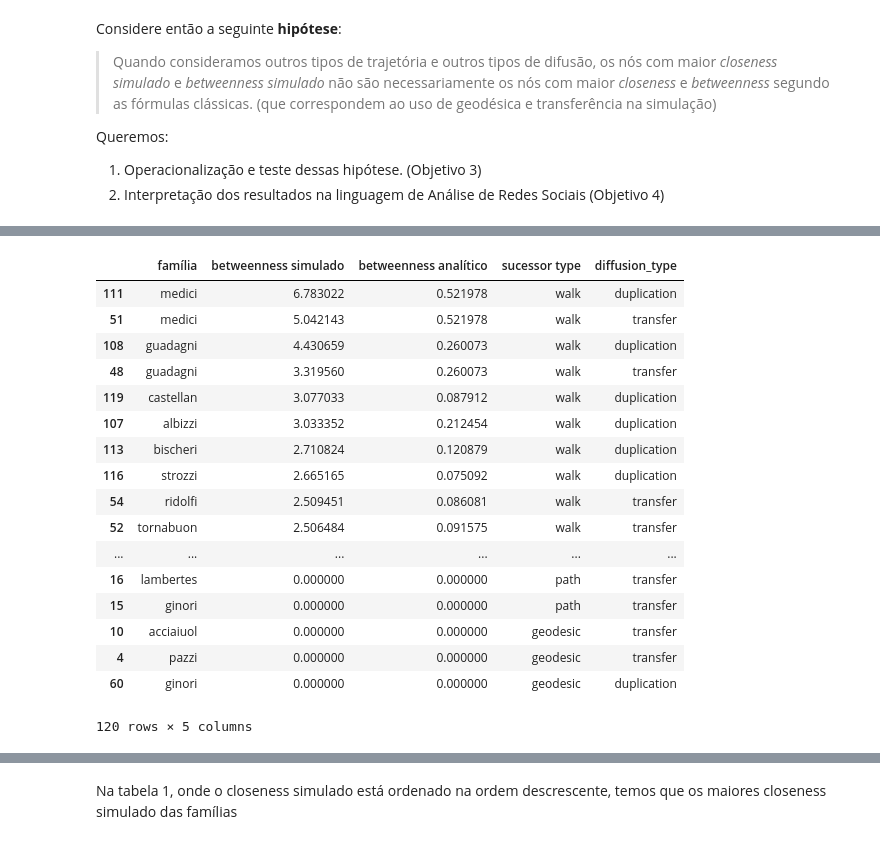
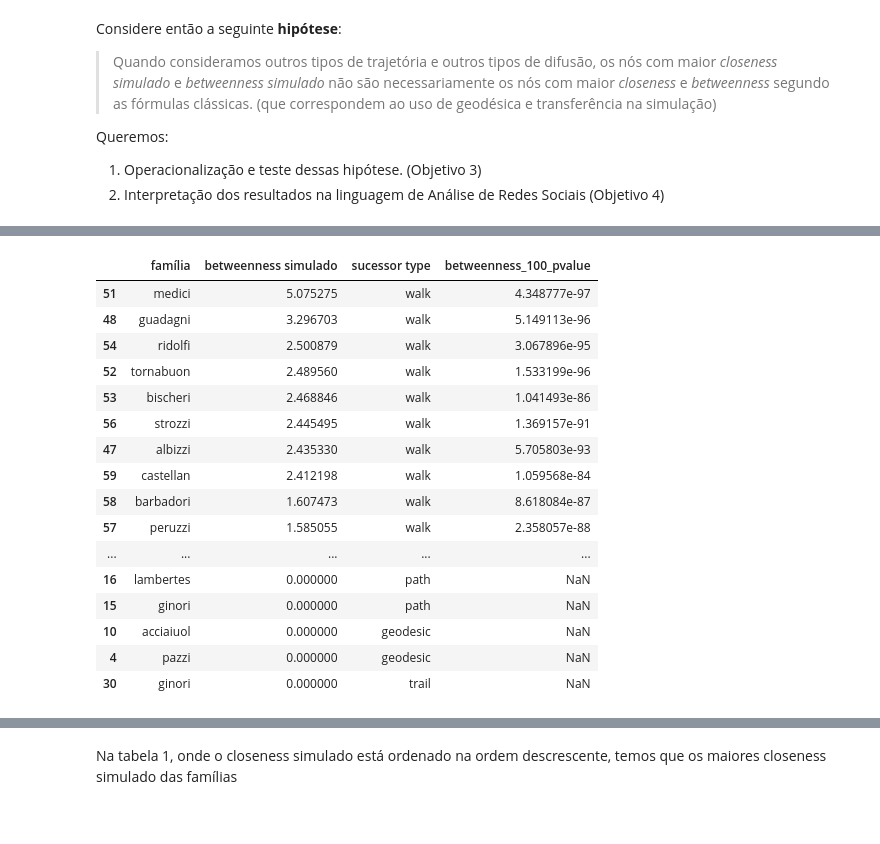
Before and after one commit to martimfj/redesoc-2018, a Jupyter notebook: Encontro13/Encontro13.ipynb, the cells around one changed output, grey strips where cells are left out. Cells and saved outputs as stored; diff of their text form; code cells hidden in the pictures.

```diff
--- a/Encontro13/Encontro13.ipynb
+++ b/Encontro13/Encontro13.ipynb
@@ -275,8 +276,6 @@ def createList():
 amostras_closeness = createList()
 amostras_betweenness = createList()
 
-# amostras_closeness = [[[],[]],[[],[]],[[],[]],[[],[]]]
-# amostras_betweenness = [[[],[]],[[],[]],[[],[]],[[],[]]]
 w = sn.load_graph('Renaissance.gml', has_pos=True)
 
 for t in diffusion_type:
@@ -293,12 +292,11 @@ for t in diffusion_type:
             for n in g.nodes:
                 g.nodes[n]['mean_closeness'] += g.nodes[n]['closeness']
                 amostras_closeness[diffusion_type.index(t)][sucessor_type.index(i)][c].append(g.nodes[n]['closeness'])
-                #amostras_closeness[0][0][c].append(g.nodes[n]['closeness'])
 
                 g.nodes[n]['mean_betweenness'] += g.nodes[n]['betweenness']
                 amostras_betweenness[diffusion_type.index(t)][sucessor_type.index(i)][c].append(g.nodes[n]['betweenness'])
-                #amostras_betweenness[0][0][c].append(g.nodes[n]['betweenness'])
                 c += 1
+
         for n in g.nodes:
             g.nodes[n]['mean_closeness'] /= TIMES
             g.nodes[n]['mean_betweenness'] /= TIMES
@@ -306,7 +304,6 @@ for t in diffusion_type:
         cc = nx.closeness_centrality(g)
 
         bc = nx.betweenness_centrality(g)
-
         data = pd.DataFrame({
             'família': [g.nodes[n]['label'] for n in g.nodes],
             'closeness simulado': [g.nodes[n]['mean_closeness'] for n in g.nodes],
@@ -314,8 +311,12 @@ for t in diffusion_type:
             'betweenness simulado': [g.nodes[n]['mean_betweenness'] for n in g.nodes],
             'betweenness analítico': [bc[n] for n in g.nodes],
             'sucessor type': i,
-            'diffusion_type': t
+            'diffusion_type': t,
+            'closeness_100_pvalue': [scipy.stats.ttest_ind(amostras_closeness[diffusion_type.index(t)][sucessor_type.index(i)][n], amostras_closeness[0][0][n], equal_var=False)[1] for n in g.nodes],
+            'betweenness_100_pvalue': [scipy.stats.ttest_ind(amostras_betweenness[diffusion_type.index(t)][sucessor_type.index(i)][n], amostras_betweenness[0][0][n], equal_var=False)[1] for n in g.nodes]
         })
 
         data.name = i
         data_list.append(data)
+
+#g.nodes[familia][bet][geoTrans]
@@ -422,0 +422,2 @@ get_mean_by_samples(amostras_betweenness, "Betweenness")
+# %%
+transfer = pd.concat(data_list[:4], ignore_index=True)
@@ -444,21 +466,20 @@ result[["família", "closeness simulado", "closeness analítico", "sucessor type
 # %%
-result[["família", "betweenness simulado", "betweenness analítico", "sucessor type", "diffusion_type"]].sort_values(by=['betweenness simulado'], ascending=False)
+transfer[["família", "betweenness simulado", "sucessor type", 'betweenness_100_pvalue']].sort_values(by=['betweenness simulado'], ascending=False)
 # %% [output]
-|  | família | betweenness simulado | betweenness analítico | sucessor type | diffusion_type |
-| 111 | medici | 6.783022 | 0.521978 | walk | duplication |
-| 51 | medici | 5.042143 | 0.521978 | walk | transfer |
-| 108 | guadagni | 4.430659 | 0.260073 | walk | duplication |
-| 48 | guadagni | 3.319560 | 0.260073 | walk | transfer |
-| 119 | castellan | 3.077033 | 0.087912 | walk | duplication |
-| 107 | albizzi | 3.033352 | 0.212454 | walk | duplication |
-| 113 | bischeri | 2.710824 | 0.120879 | walk | duplication |
-| 116 | strozzi | 2.665165 | 0.075092 | walk | duplication |
-| 54 | ridolfi | 2.509451 | 0.086081 | walk | transfer |
-| 52 | tornabuon | 2.506484 | 0.091575 | walk | transfer |
-| ... | ... | ... | ... | ... | ... |
-| 16 | lambertes | 0.000000 | 0.000000 | path | transfer |
-| 15 | ginori | 0.000000 | 0.000000 | path | transfer |
-| 10 | acciaiuol | 0.000000 | 0.000000 | geodesic | transfer |
-| 4 | pazzi | 0.000000 | 0.000000 | geodesic | transfer |
-| 60 | ginori | 0.000000 | 0.000000 | geodesic | duplication |
+|  | família | betweenness simulado | sucessor type | betweenness_100_pvalue |
+| 51 | medici | 5.075275 | walk | 4.348777e-97 |
+| 48 | guadagni | 3.296703 | walk | 5.149113e-96 |
+| 54 | ridolfi | 2.500879 | walk | 3.067896e-95 |
+| 52 | tornabuon | 2.489560 | walk | 1.533199e-96 |
+| 53 | bischeri | 2.468846 | walk | 1.041493e-86 |
+| 56 | strozzi | 2.445495 | walk | 1.369157e-91 |
+| 47 | albizzi | 2.435330 | walk | 5.705803e-93 |
+| 59 | castellan | 2.412198 | walk | 1.059568e-84 |
+| 58 | barbadori | 1.607473 | walk | 8.618084e-87 |
+| 57 | peruzzi | 1.585055 | walk | 2.358057e-88 |
+| ... | ... | ... | ... | ... |
+| 16 | lambertes | 0.000000 | path | NaN |
+| 15 | ginori | 0.000000 | path | NaN |
+| 10 | acciaiuol | 0.000000 | geodesic | NaN |
+| 4 | pazzi | 0.000000 | geodesic | NaN |
+| 30 | ginori | 0.000000 | trail | NaN |
-120 rows × 5 columns
```
Also changed, not shown: parts of 11 cells of this notebook.
